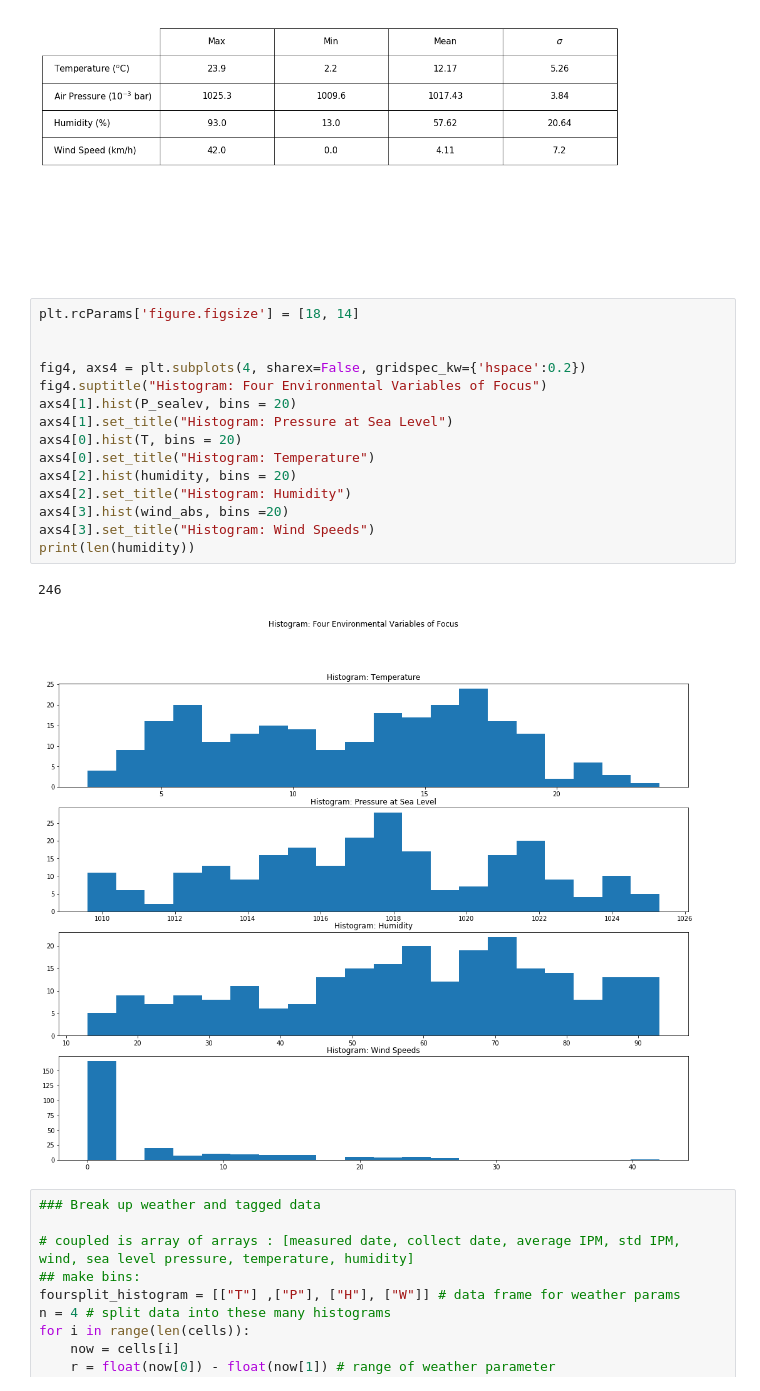
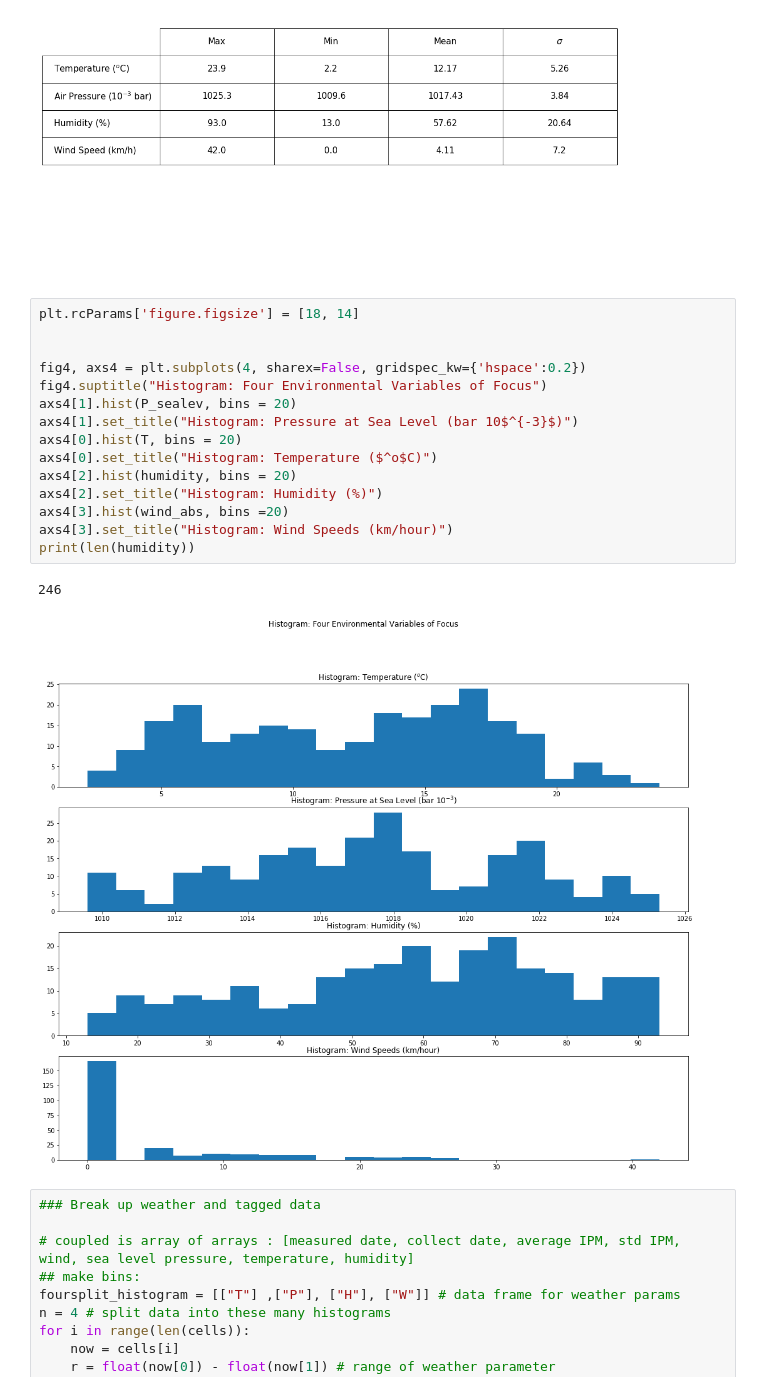
Before and after one commit to rnnisi/CosmicRayDetector_LongTerm, a Jupyter notebook: Notebook/20210306_DataAnalysis.ipynb, the cells around one changed output. Saved outputs shown, nothing was run; the diff lists cells and outputs as text.

```diff
--- a/Notebook/20210306_DataAnalysis.ipynb
+++ b/Notebook/20210306_DataAnalysis.ipynb
@@ -324,21 +324,21 @@ the_table.set_fontsize(15)
 # %%
 plt.rcParams['figure.figsize'] = [18, 14]
 
 
 fig4, axs4 = plt.subplots(4, sharex=False, gridspec_kw={'hspace':0.2})
 fig4.suptitle("Histogram: Four Environmental Variables of Focus")
 axs4[1].hist(P_sealev, bins = 20)
-axs4[1].set_title("Histogram: Pressure at Sea Level")
+axs4[1].set_title("Histogram: Pressure at Sea Level (bar 10$^{-3}$)")
 axs4[0].hist(T, bins = 20)
-axs4[0].set_title("Histogram: Temperature")
+axs4[0].set_title("Histogram: Temperature ($^o$C)")
 axs4[2].hist(humidity, bins = 20)
-axs4[2].set_title("Histogram: Humidity")
+axs4[2].set_title("Histogram: Humidity (%)")
 axs4[3].hist(wind_abs, bins =20)
-axs4[3].set_title("Histogram: Wind Speeds")
+axs4[3].set_title("Histogram: Wind Speeds (km/hour)")
 print(len(humidity))
 # %% [output]
 246
-[figure, old version]
+[figure, new version]
 # %%
 ### Break up weather and tagged data
 
```
Also changed, not shown: parts of 2 cells of this notebook, 1 other file.
